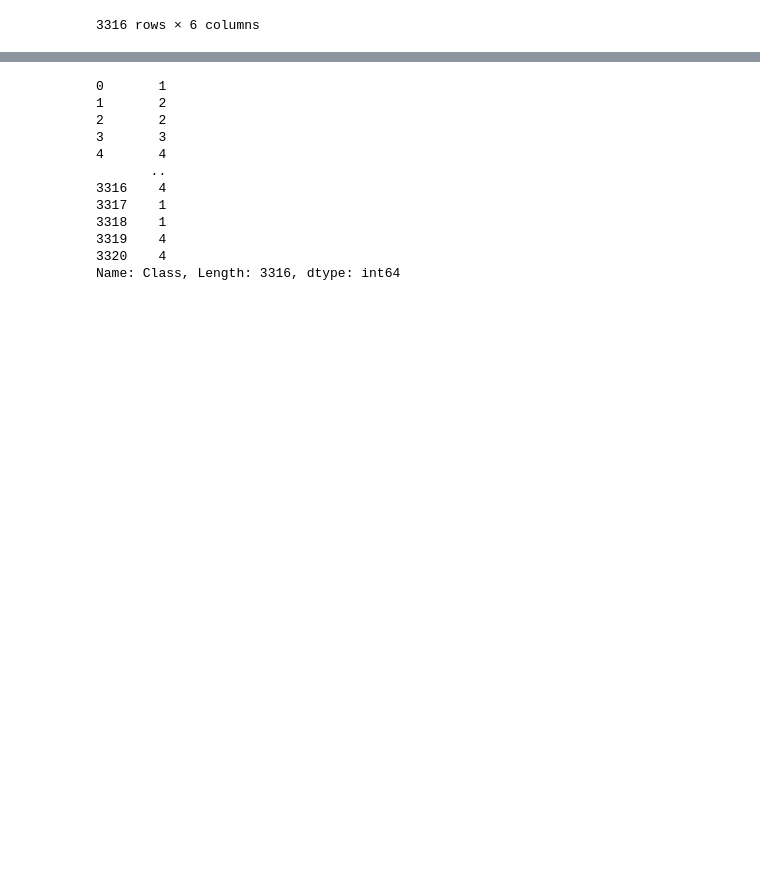
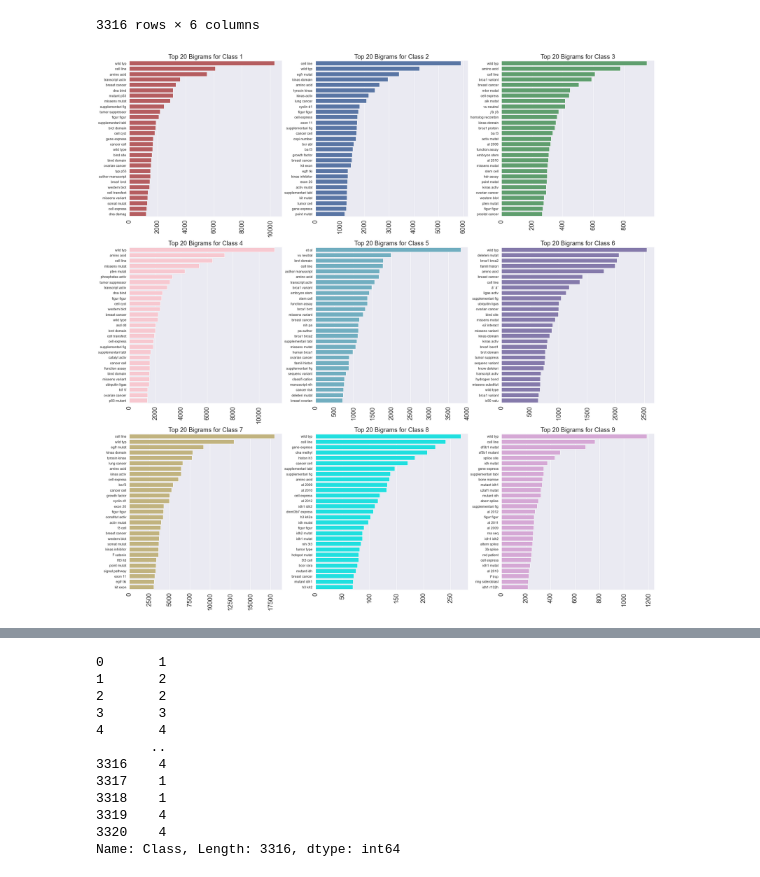
Before and after one commit to surendhar-1706/Classification_of_cancer_mutants, a Jupyter notebook: Cancer_Mutant.ipynb, the cells around one changed output, grey strips where cells are left out. Saved outputs shown, nothing was run; the diff lists cells and outputs as text; code cells hidden in the pictures; blank space fills up the shorter version.

```diff
--- a/Cancer_Mutant.ipynb
+++ b/Cancer_Mutant.ipynb
@@ -250,3 +259,40 @@ df_train
 | 3319 | 3319 | RUNX1 | R80C | 4 | The RUNX1/AML1 gene is the most f... | runx1/aml1 gene frequent target c... |
 | 3320 | 3320 | RUNX1 | K83E | 4 | The most frequent mutations assoc... | frequent mutat associ leukemia re... |
 3316 rows × 6 columns
+# %%
+from sklearn.feature_extraction.text import CountVectorizer
+def get_top_n_bigram(corpus, n=None):
+    vec = CountVectorizer(ngram_range=(2, 2), stop_words='english').fit(corpus)
+    bag_of_words = vec.transform(corpus)
+    sum_words = bag_of_words.sum(axis=0)
+    words_freq = [(word, sum_words[0, idx]) for word, idx in vec.vocabulary_.items()]
+    words_freq =sorted(words_freq, key = lambda x: x[1], reverse=True)
+    return words_freq[:n]
+# %%
+# Apply the function above foe each class
+class1 = get_top_n_bigram(df_train[df_train['Class']==1]['cleaned_text'], 30)
+class2=  get_top_n_bigram(df_train[df_train['Class']==2]['cleaned_text'], 30)
+class3 = get_top_n_bigram(df_train[df_train['Class']==3]['cleaned_text'], 30)
+class4 = get_top_n_bigram(df_train[df_train['Class']==4]['cleaned_text'], 30)
+class5 = get_top_n_bigram(df_train[df_train['Class']==5]['cleaned_text'], 30)
+class6 = get_top_n_bigram(df_train[df_train['Class']==6]['cleaned_text'], 30)
+class7 = get_top_n_bigram(df_train[df_train['Class']==7]['cleaned_text'], 30)
+class8 = get_top_n_bigram(df_train[df_train['Class']==8]['cleaned_text'], 30)
+class9 = get_top_n_bigram(df_train[df_train['Class']==9]['cleaned_text'], 30)
+# %%
+classes_data=[class1[1:],class2[1:],class3[1:],class4[1:],class5[1:],
+              class6[1:],class7[1:],class8[1:],class9[1:]]
+colors=['r','b','g','pink','c','m','y','aqua','plum']
+# %%
+plt.figure(figsize=(25,25))
+for i in range(0,9):
+    plt.subplot(3,3,i+1)
+    x=[x[0] for x in classes_data[i]]
+    y=[x[1] for x in  classes_data[i]]
+    sns.barplot(y,x,color=colors[i])
+    plt.xticks(rotation=90,fontsize=20)
+    plt.title("Top 20 Bigrams for Class {}".format(i+1),fontsize=20)
+plt.tight_layout(pad=0.4, w_pad=0.5, h_pad=1.0)
+plt.show()
+# %% [output]
+[figure, added]
```
Also changed, not shown: parts of 65 cells of this notebook.
